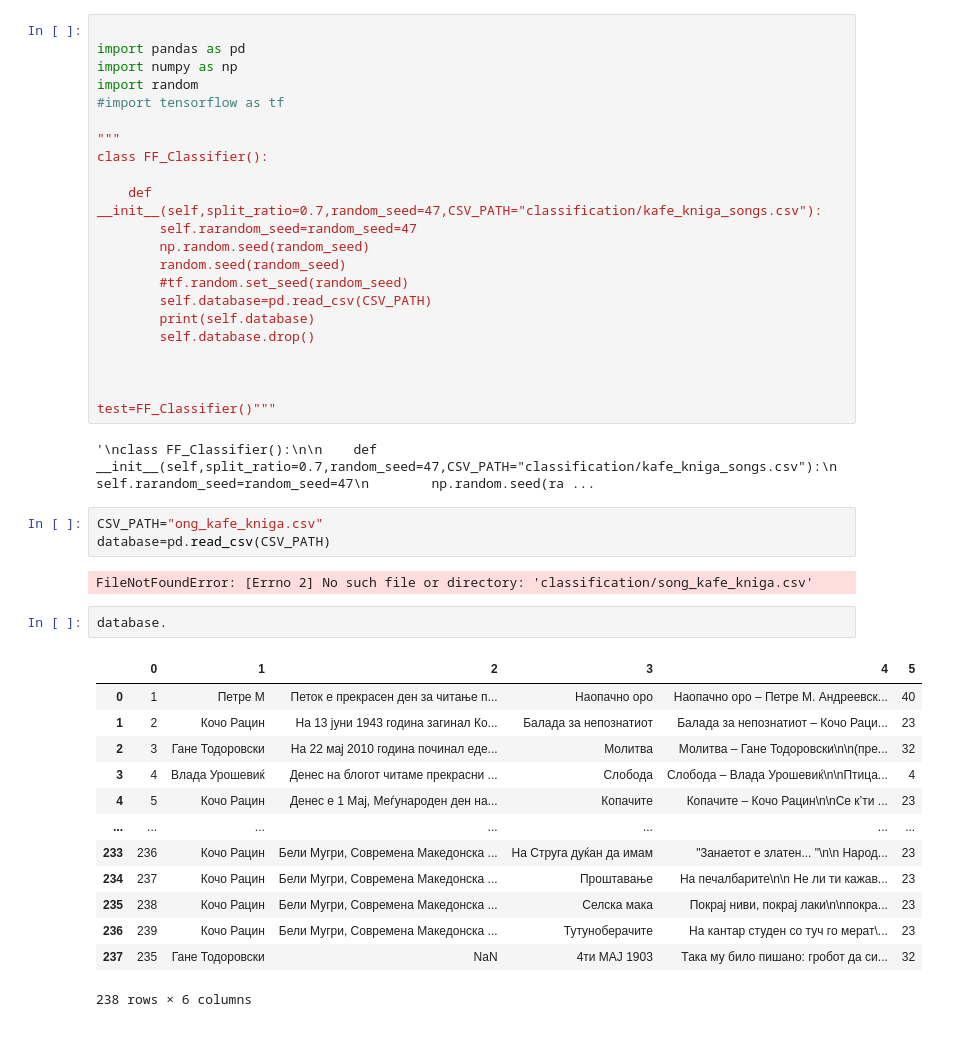
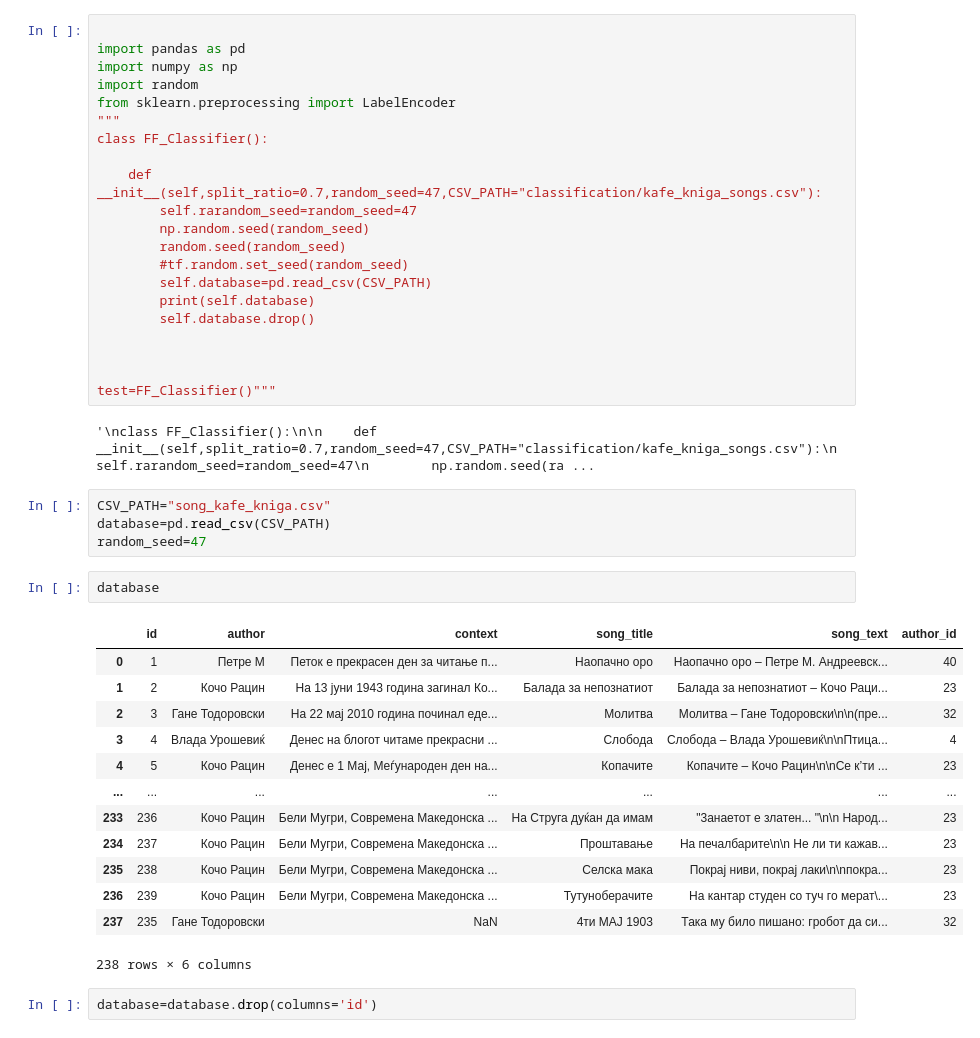
Before and after one commit to IvanNikolovBT/Diploma-Thesis, a Jupyter notebook: classification/test.ipynb, the cells around one changed output. Drawn from its saved outputs; the diff is of its cells as text.

```diff
--- a/classification/test.ipynb
+++ b/classification/test.ipynb
@@ -3,8 +3,7 @@
 import pandas as pd
 import numpy as np
 import random
-#import tensorflow as tf
-
+from sklearn.preprocessing import LabelEncoder
 """
 class FF_Classifier():
 
@@ -23,14 +22,13 @@ test=FF_Classifier()"""
 # %% [output]
 '\nclass FF_Classifier():\n\n    def __init__(self,split_ratio=0.7,random_seed=47,CSV_PATH="classification/kafe_kniga_songs.csv"):\n        self.rarandom_seed=random_seed=47\n        np.random.seed(ra ...
 # %%
-CSV_PATH="ong_kafe_kniga.csv"
+CSV_PATH="song_kafe_kniga.csv"
 database=pd.read_csv(CSV_PATH)
+random_seed=47
-# %% [output]
-FileNotFoundError: [Errno 2] No such file or directory: 'classification/song_kafe_kniga.csv'
 # %%
-database.
+database
 # %% [output]
-|  | 0 | 1 | 2 | 3 | 4 | 5 |
+|  | id | author | context | song_title | song_text | author_id |
 | 0 | 1 | Петре М | Петок е прекрасен ден за читање п... | Наопачно оро | Наопачно оро – Петре М. Андреевск... | 40 |
 | 1 | 2 | Кочо Рацин | На 13 јуни 1943 година загинал Ко... | Балада за непознатиот | Балада за непознатиот – Кочо Раци... | 23 |
 | 2 | 3 | Гане Тодоровски | На 22 мај 2010 година починал еде... | Молитва | Молитва – Гане Тодоровски\n\n(пре... | 32 |
@@ -43,3 +41,5 @@ database.
 | 236 | 239 | Кочо Рацин | Бели Мугри, Современа Македонска ... | Тутуноберачите | На кантар студен со туч го мерат\... | 23 |
 | 237 | 235 | Гане Тодоровски | NaN | 4ти МАЈ 1903 | Така му било пишано: гробот да си... | 32 |
 238 rows × 6 columns
+# %%
+database=database.drop(columns='id')
```
Also changed, not shown: parts of 6 cells of this notebook.
